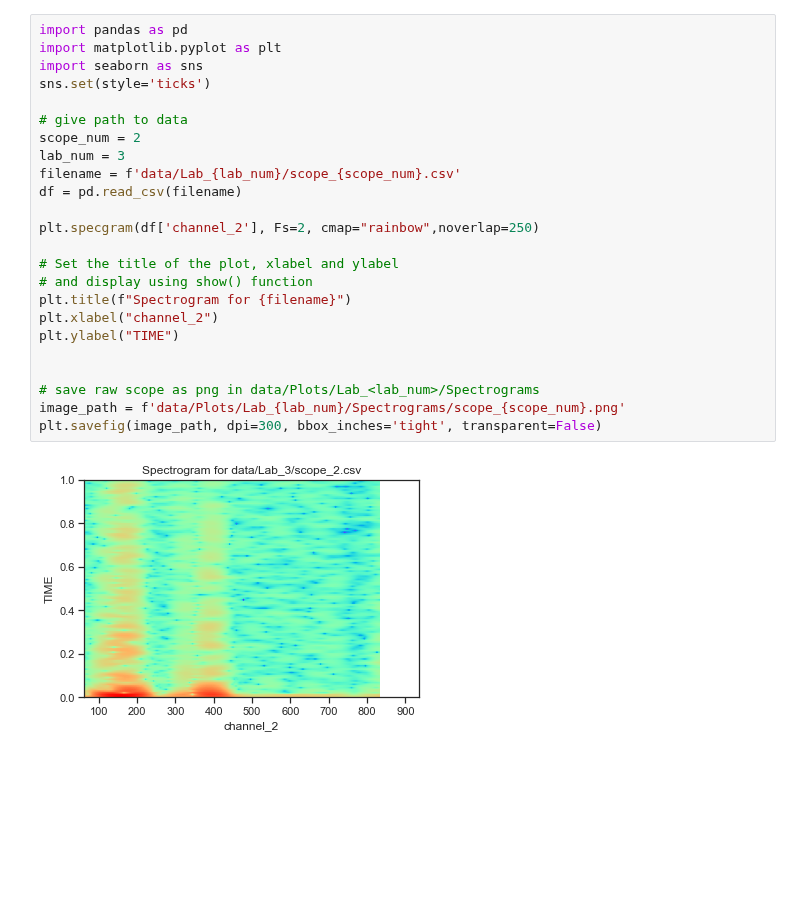
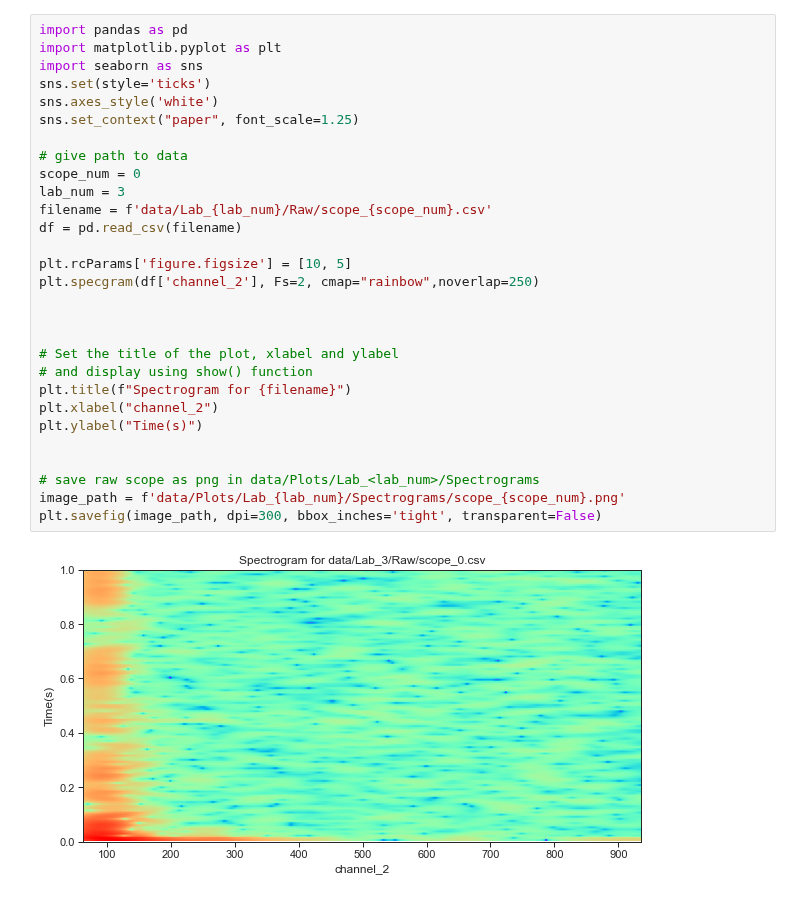
Before and after one commit to sutapa6/smart_wearable_tech, a Jupyter notebook: spectrogram.ipynb, the cells around one changed output. Saved outputs shown, nothing was run; the diff lists cells and outputs as text; blank space fills up the shorter version.

Commit message:
feat: tidied up graph aesthetic

```diff
--- a/spectrogram.ipynb
+++ b/spectrogram.ipynb
@@ -1,26 +1,31 @@
 # %%
 import pandas as pd
 import matplotlib.pyplot as plt
 import seaborn as sns
 sns.set(style='ticks')
+sns.axes_style('white')
+sns.set_context("paper", font_scale=1.25)
 
 # give path to data
-scope_num = 2
+scope_num = 0
 lab_num = 3
-filename = f'data/Lab_{lab_num}/scope_{scope_num}.csv'
+filename = f'data/Lab_{lab_num}/Raw/scope_{scope_num}.csv'
 df = pd.read_csv(filename)
 
+plt.rcParams['figure.figsize'] = [10, 5]
 plt.specgram(df['channel_2'], Fs=2, cmap="rainbow",noverlap=250)
+
+
 
 # Set the title of the plot, xlabel and ylabel
 # and display using show() function
 plt.title(f"Spectrogram for {filename}")
 plt.xlabel("channel_2")
-plt.ylabel("TIME")
+plt.ylabel("Time(s)")
 
 
 # save raw scope as png in data/Plots/Lab_<lab_num>/Spectrograms
 image_path = f'data/Plots/Lab_{lab_num}/Spectrograms/scope_{scope_num}.png'
 plt.savefig(image_path, dpi=300, bbox_inches='tight', transparent=False)
 # %% [output]
-[figure, old version]
+[figure, new version]
```
Also changed, not shown: parts of 1 cell of this notebook.
